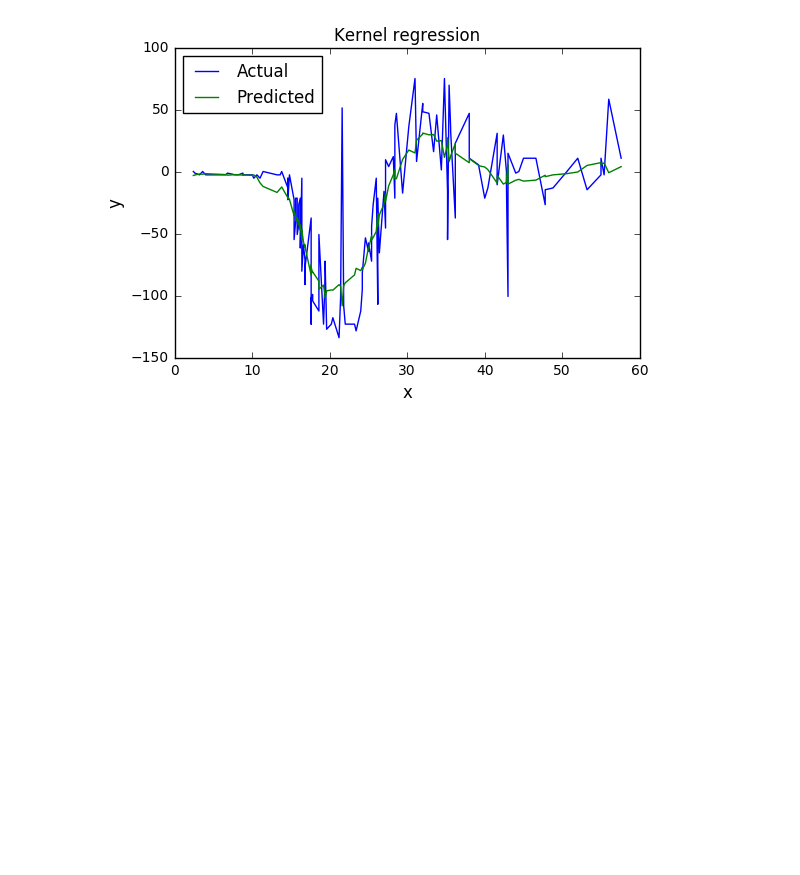
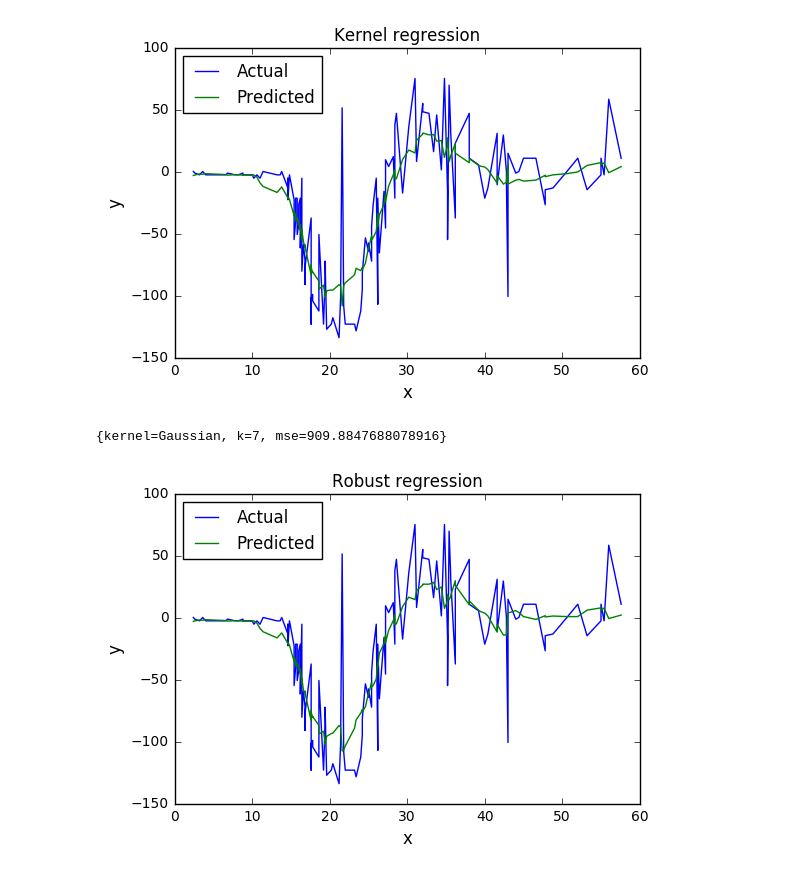
Before and after one commit to akustareva/Machine-Learning, a Jupyter notebook: Nonparametric Regression/NonparametricRegression.ipynb, the cells around one changed output. Cells and saved outputs as stored; diff of their text form; code cells hidden in the pictures; blank space fills up the shorter version.

Commit message:
add robust regression

```diff
--- a/Nonparametric Regression/NonparametricRegression.ipynb
+++ b/Nonparametric Regression/NonparametricRegression.ipynb
@@ -71,19 +72,19 @@ def kernelRegression(data):
             k += K_STEP
     return params
 # %%
-bestParameters = kernelRegression(data)
-print(bestParameters)
+bestKParameters = kernelRegression(data)
+print(bestKParameters)
 # %% [output]
 {kernel=Gaussian, h=None, k=7, mse=932.1389340738111}
 # %%
-predictedData = pd.DataFrame(columns=['x', 'y'])
+predictedKData = pd.DataFrame(columns=['x', 'y'])
 for i in range(len(data)):
     testPoint = list(data.loc[i])[1:]
     trainSet = pd.concat([data[:i], data[(i + 1):]])
-    predictedValue = kernelRegressionCalculation(testPoint, trainSet, bestParameters)
+    predictedValue = kernelRegressionCalculation(testPoint, trainSet, bestKParameters)
     resultPoint = pd.DataFrame([[testPoint[0], predictedValue]], columns=['x', 'y'])
-    predictedData = predictedData.append(resultPoint, ignore_index=True)
+    predictedKData = predictedKData.append(resultPoint, ignore_index=True)
 
-showPredictedData(data, predictedData)
+showPredictedData(data, predictedKData, 'Kernel regression')
 # %% [output]
 [figure]
@@ -89,0 +163,17 @@ showPredictedData(data, predictedData)
+# %%
+bestRParameters = robustRegression(data)
+print(bestRParameters)
+# %% [output]
+{kernel=Gaussian, k=7, mse=909.8847688078916}
+# %%
+predictedRData = pd.DataFrame(columns=['x', 'y'])
+for i in range(len(data)):
+    testPoint = list(data.loc[i])[1:]
+    trainSet = pd.concat([data[:i], data[(i + 1):]])
+    predictedValue = robustRegressionCalculation(testPoint, trainSet, bestRParameters)
+    resultPoint = pd.DataFrame([[testPoint[0], predictedValue]], columns=['x', 'y'])
+    predictedRData = predictedRData.append(resultPoint, ignore_index=True)
+
+showPredictedData(data, predictedRData, 'Robust regression')
+# %% [output]
+[figure, added]
```
Also changed, not shown: parts of 3 cells of this notebook, 2 other files.
